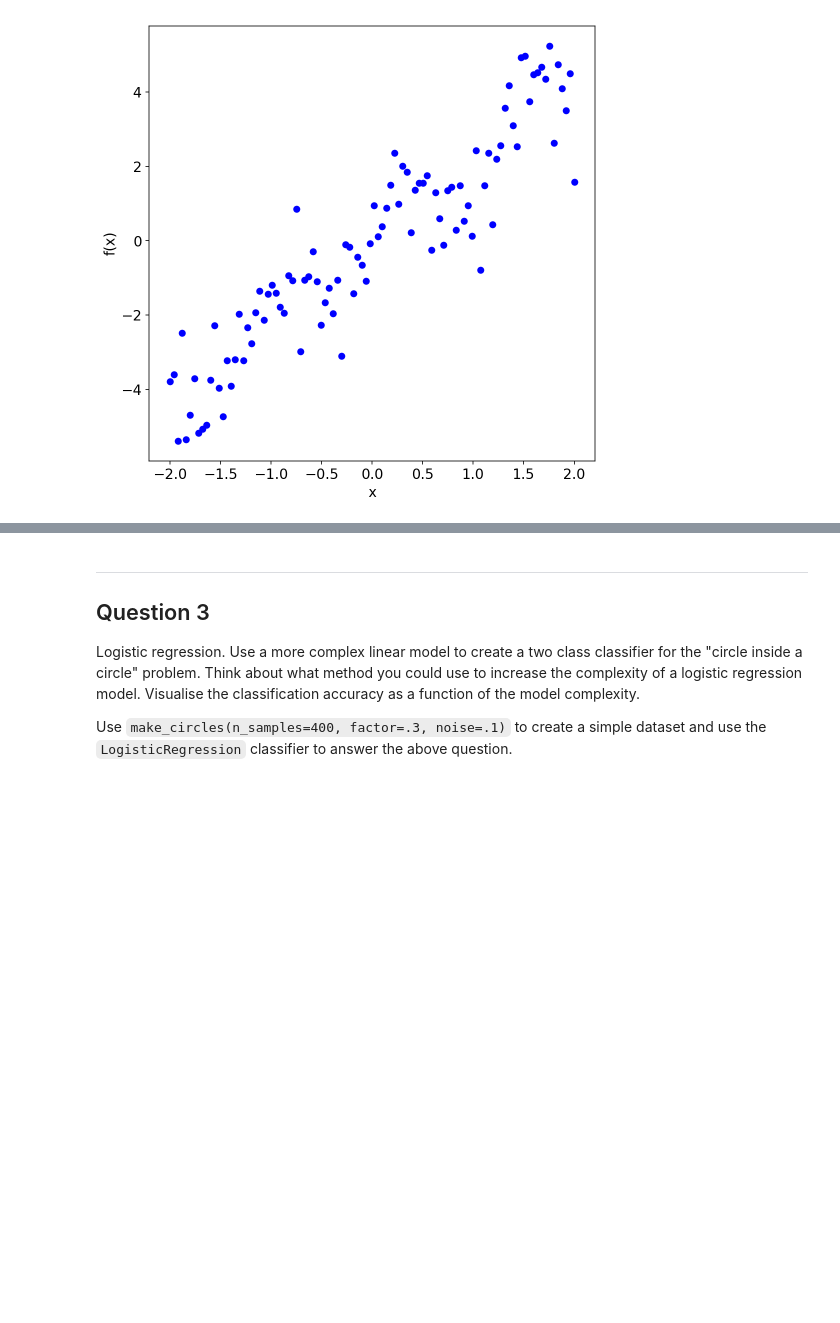
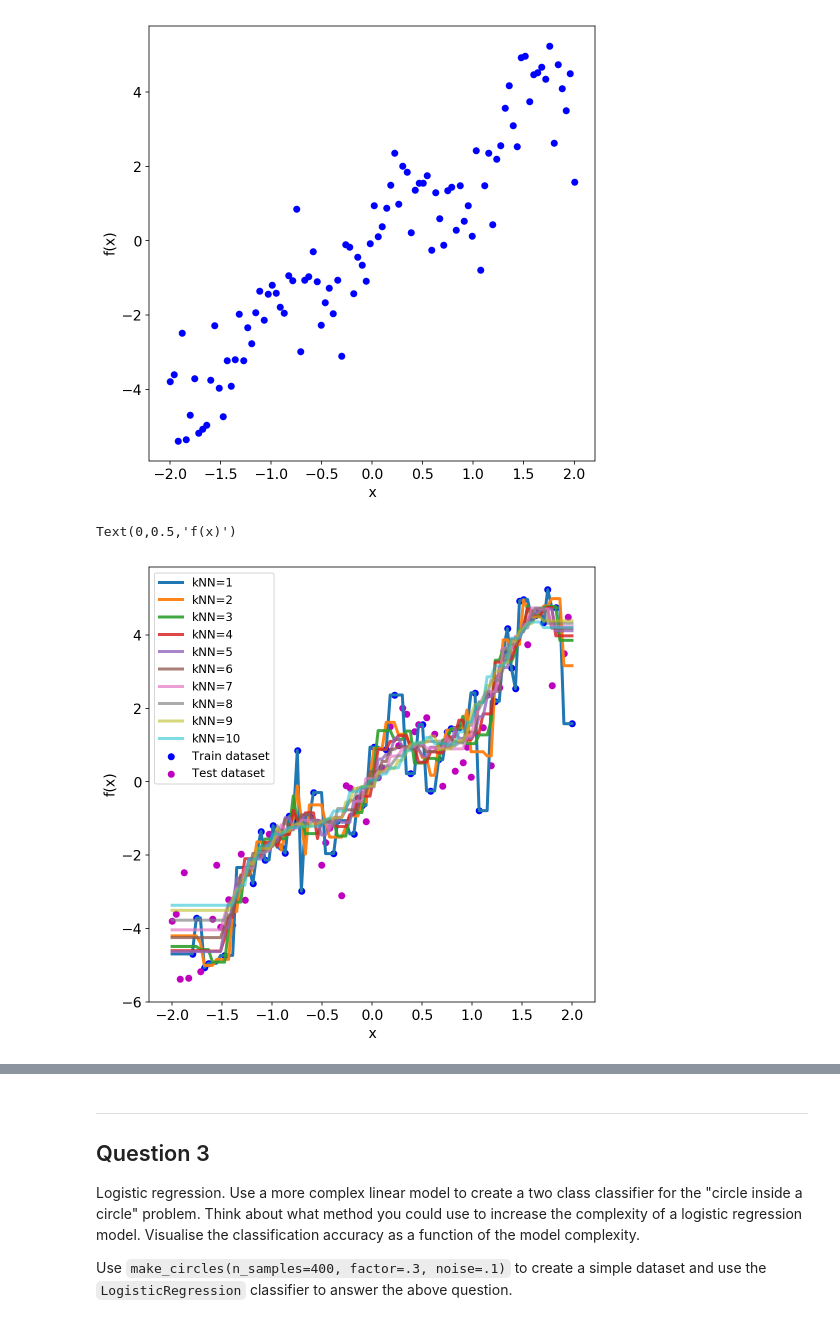
Before and after one commit to anthonyLionti/advanced-comp-2018, a Jupyter notebook: exercise1.ipynb, the cells around one changed output, grey strips where cells are left out. Cells and saved outputs as stored; diff of their text form; code cells hidden in the pictures; blank space fills up the shorter version.

```diff
--- a/exercise1.ipynb
+++ b/exercise1.ipynb
@@ -255,3 +255,20 @@ plt.ylabel("f(x)")
 # %% [output]
 Text(0,0.5,'f(x)')
 [figure]
+# %%
+# kNN regressor fit
+from sklearn.neighbors import KNeighborsRegressor
+from sklearn.model_selection import train_test_split
+X_train,X_test, y_train,y_test = train_test_split(X, y, train_size=0.5)
+for n in range(10):
+    rgr = KNeighborsRegressor(n_neighbors=n+1)
+    rgr.fit(X_train, y_train)
+    plt.plot(X, rgr.predict(X), 'C'+str(n), alpha=1-n/20, label='kNN='+str(n+1), lw=3)
+plt.scatter(X_train, y_train, c='b', label='Train dataset')
+plt.scatter(X_test, y_test, c='m', label='Test dataset')
+plt.legend(loc='best', fontsize='small')
+plt.xlabel('x')
+plt.ylabel("f(x)")
+# %% [output]
+Text(0,0.5,'f(x)')
+[figure, added]
```
Also changed, not shown: parts of 6 cells of this notebook.
